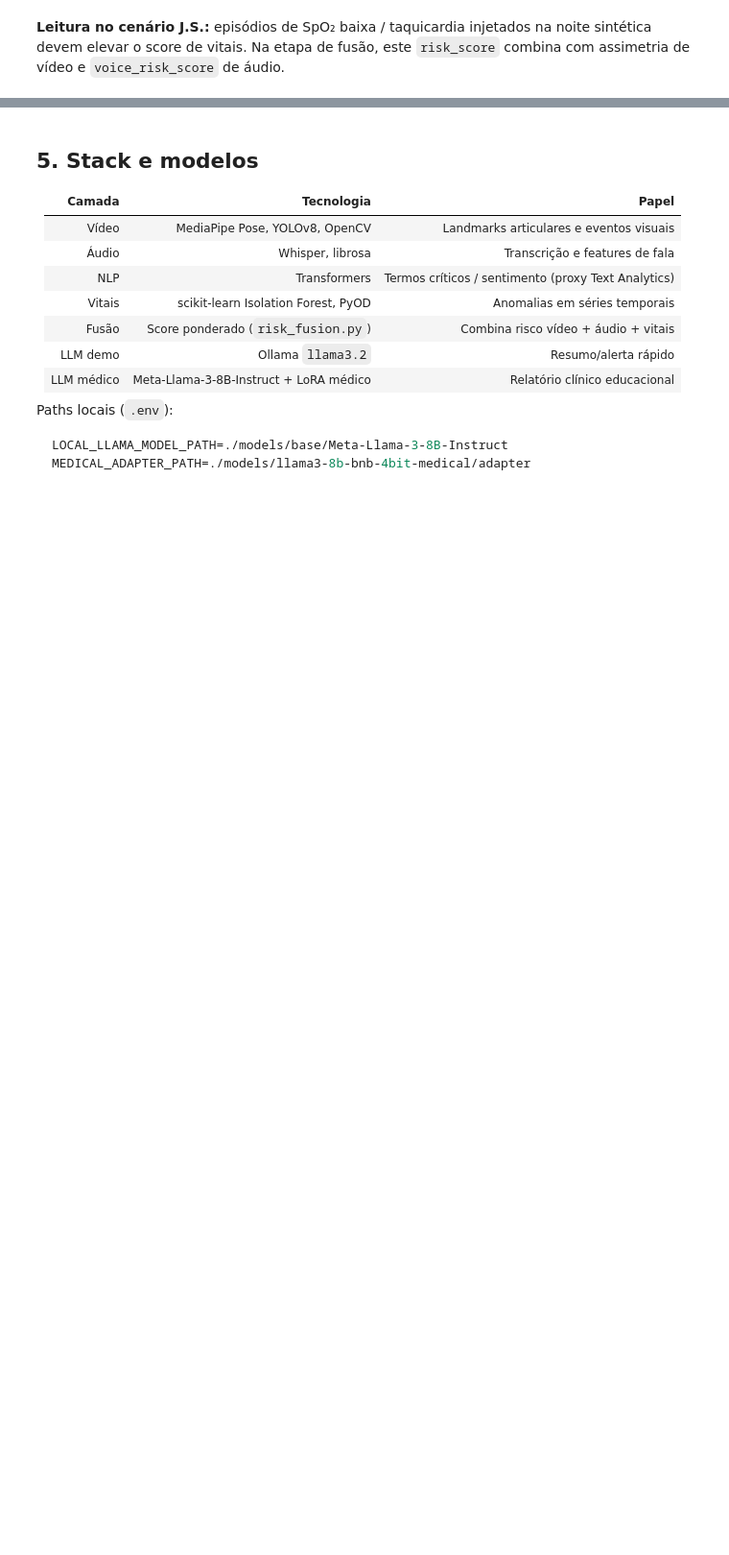
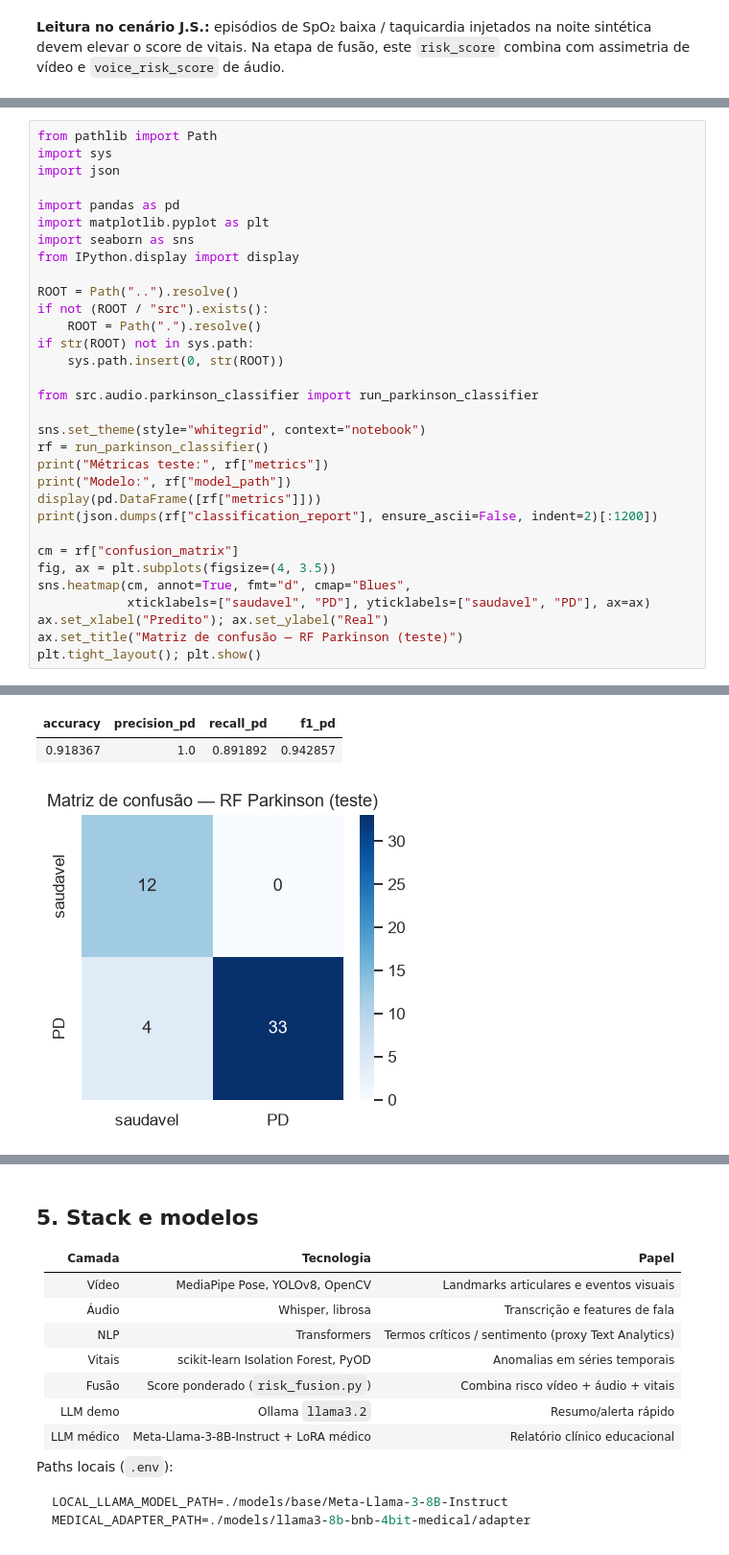
Before and after one commit to StefanieFranco/TechChallenge-Multimodais, a Jupyter notebook: notebooks/Relatorio.ipynb, the cells around one changed output, grey strips where cells are left out. Shown at 96% size. Drawn from its saved outputs; the diff is of its cells as text; blank space fills up the shorter version.

Commit message:
Implementação de modelos de ML para avaliação de risco

```diff
--- a/notebooks/Relatorio.ipynb
+++ b/notebooks/Relatorio.ipynb
@@ -847,0 +854,33 @@ plt.show()
+# %%
+from pathlib import Path
+import sys
+import json
+
+import pandas as pd
+import matplotlib.pyplot as plt
+import seaborn as sns
+from IPython.display import display
+
+ROOT = Path("..").resolve()
+if not (ROOT / "src").exists():
+    ROOT = Path(".").resolve()
+if str(ROOT) not in sys.path:
+    sys.path.insert(0, str(ROOT))
+
+from src.audio.parkinson_classifier import run_parkinson_classifier
+
+sns.set_theme(style="whitegrid", context="notebook")
+rf = run_parkinson_classifier()
+print("Métricas teste:", rf["metrics"])
+print("Modelo:", rf["model_path"])
+display(pd.DataFrame([rf["metrics"]]))
+print(json.dumps(rf["classification_report"], ensure_ascii=False, indent=2)[:1200])
+
+cm = rf["confusion_matrix"]
+fig, ax = plt.subplots(figsize=(4, 3.5))
+sns.heatmap(cm, annot=True, fmt="d", cmap="Blues",
+            xticklabels=["saudavel", "PD"], yticklabels=["saudavel", "PD"], ax=ax)
+ax.set_xlabel("Predito"); ax.set_ylabel("Real")
+ax.set_title("Matriz de confusão — RF Parkinson (teste)")
+plt.tight_layout(); plt.show()
+# %% [output]
@@ -847,0 +904,3 @@ plt.show()
+| accuracy | precision_pd | recall_pd | f1_pd |
+| 0.918367 | 1.0 | 0.891892 | 0.942857 |
+[figure, added]
```
Also changed, not shown: parts of 19 cells of this notebook, 19 other files.
